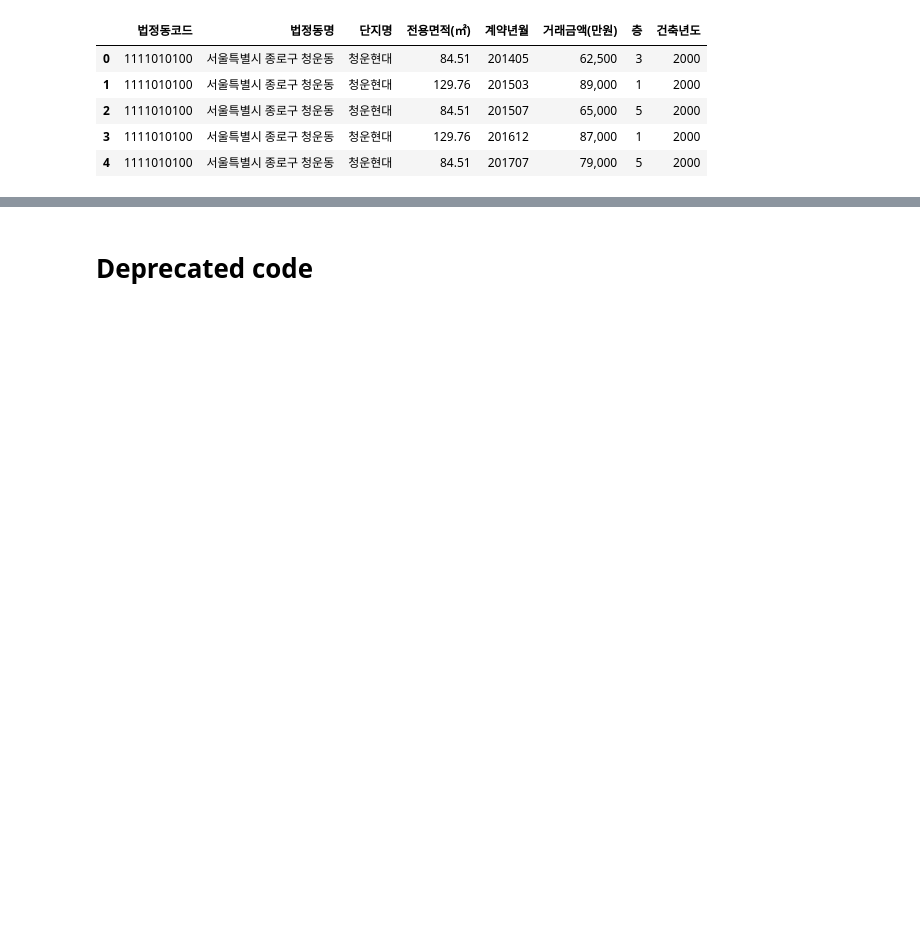
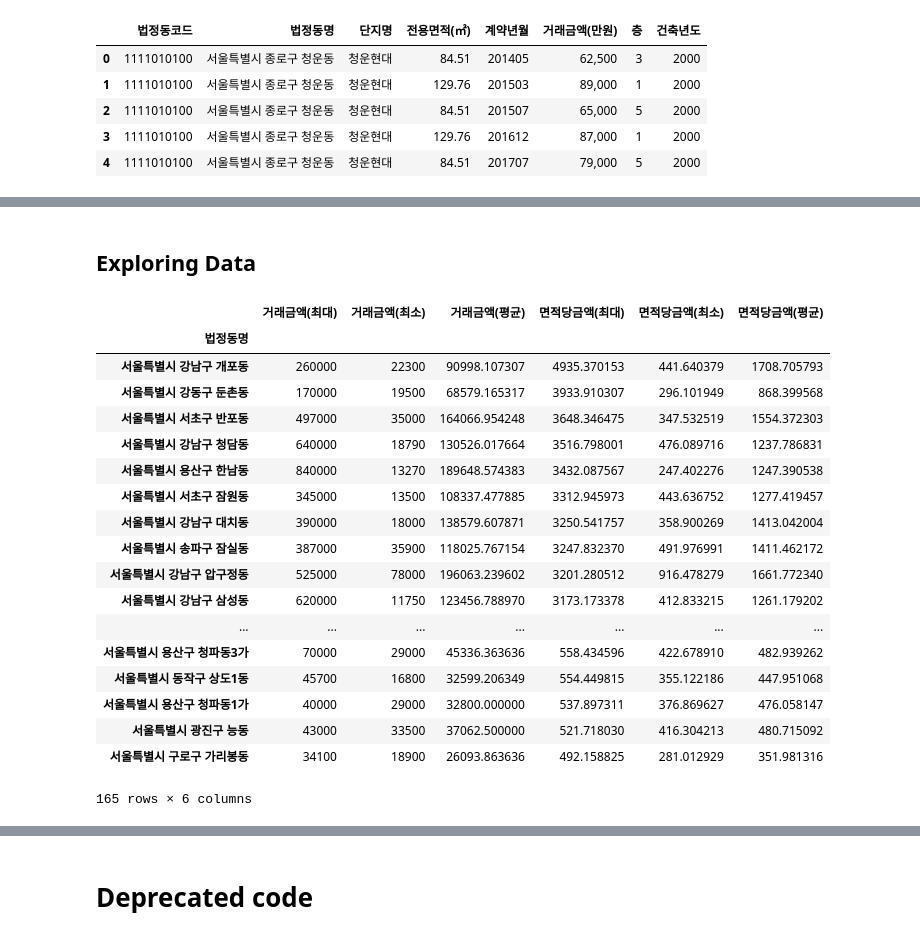
Before and after one commit to younghk/Housing_Seoul_Analysis, a Jupyter notebook: Data_preprocessing.ipynb, the cells around one changed output, grey strips where cells are left out. Saved outputs shown, nothing was run; the diff lists cells and outputs as text; code cells hidden in the pictures; blank space fills up the shorter version.

```diff
--- a/Data_preprocessing.ipynb
+++ b/Data_preprocessing.ipynb
@@ -218,0 +208,2 @@ seoul_housing_integrated.to_csv('seoul_housing_integrated.csv', index=False)
+# %% [markdown]
+## Exploring Data
@@ -218,0 +220,41 @@ seoul_housing_integrated.to_csv('seoul_housing_integrated.csv', index=False)
+# %%
+k=k.replace(',','')
+ar = []
+for i in k:
+    ar.append(i.replace(',',''))
+# %%
+k=seoul_housing_integrated
+# %%
+k['거래금액'] = ar
+k['거래금액'] = k['거래금액'].astype(int)
+k['면적당금액'] = k['거래금액']/(k['전용면적(㎡)'])
+# %%
+gr = k.groupby(by=['법정동명'])
+sh = pd.DataFrame(data={'거래금액(최대)':gr['거래금액'].max(),
+                        '거래금액(최소)':gr['거래금액'].min(),
+                        '거래금액(평균)':gr['거래금액'].mean(),
+                        '면적당금액(최대)':gr['평당금액'].max(),
+                        '면적당금액(최소)':gr['평당금액'].min(),
+                        '면적당금액(평균)':gr['평당금액'].mean()})
+# %%
+sh.sort_values(by='면적당금액(최대)', ascending=False)
+# %% [output]
+|  | 거래금액(최대) | 거래금액(최소) | 거래금액(평균) | 면적당금액(최대) | 면적당금액(최소) | 면적당금액(평균) |
+| 법정동명 |  |  |  |  |  |  |
+| 서울특별시 강남구 개포동 | 260000 | 22300 | 90998.107307 | 4935.370153 | 441.640379 | 1708.705793 |
+| 서울특별시 강동구 둔촌동 | 170000 | 19500 | 68579.165317 | 3933.910307 | 296.101949 | 868.399568 |
+| 서울특별시 서초구 반포동 | 497000 | 35000 | 164066.954248 | 3648.346475 | 347.532519 | 1554.372303 |
+| 서울특별시 강남구 청담동 | 640000 | 18790 | 130526.017664 | 3516.798001 | 476.089716 | 1237.786831 |
+| 서울특별시 용산구 한남동 | 840000 | 13270 | 189648.574383 | 3432.087567 | 247.402276 | 1247.390538 |
+| 서울특별시 서초구 잠원동 | 345000 | 13500 | 108337.477885 | 3312.945973 | 443.636752 | 1277.419457 |
+| 서울특별시 강남구 대치동 | 390000 | 18000 | 138579.607871 | 3250.541757 | 358.900269 | 1413.042004 |
+| 서울특별시 송파구 잠실동 | 387000 | 35900 | 118025.767154 | 3247.832370 | 491.976991 | 1411.462172 |
+| 서울특별시 강남구 압구정동 | 525000 | 78000 | 196063.239602 | 3201.280512 | 916.478279 | 1661.772340 |
+| 서울특별시 강남구 삼성동 | 620000 | 11750 | 123456.788970 | 3173.173378 | 412.833215 | 1261.179202 |
+| ... | ... | ... | ... | ... | ... | ... |
+| 서울특별시 용산구 청파동3가 | 70000 | 29000 | 45336.363636 | 558.434596 | 422.678910 | 482.939262 |
+| 서울특별시 동작구 상도1동 | 45700 | 16800 | 32599.206349 | 554.449815 | 355.122186 | 447.951068 |
+| 서울특별시 용산구 청파동1가 | 40000 | 29000 | 32800.000000 | 537.897311 | 376.869627 | 476.058147 |
+| 서울특별시 광진구 능동 | 43000 | 33500 | 37062.500000 | 521.718030 | 416.304213 | 480.715092 |
+| 서울특별시 구로구 가리봉동 | 34100 | 18900 | 26093.863636 | 492.158825 | 281.012929 | 351.981316 |
+165 rows × 6 columns
```
Also changed, not shown: parts of 23 cells of this notebook, 1 other file.
